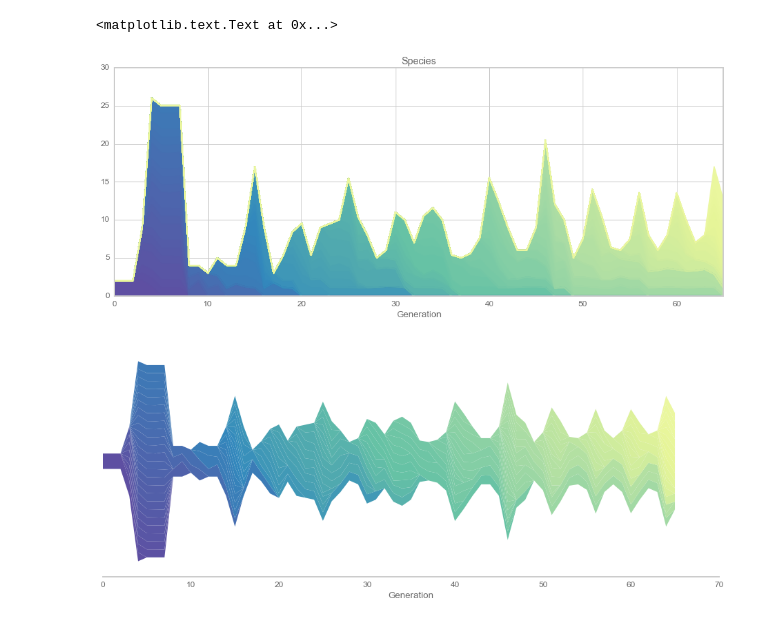
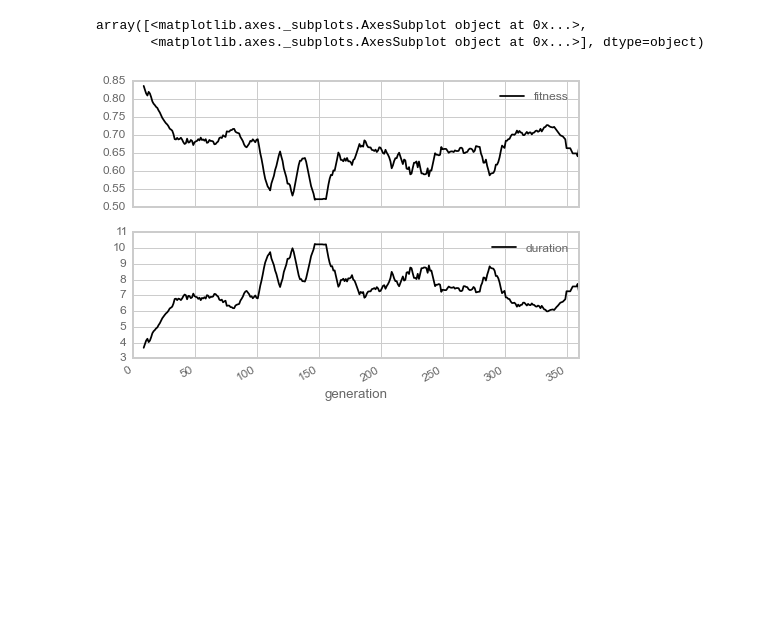
Before and after one commit to BarkingMouseStudio/unity-experiments, a Jupyter notebook: Fitness.ipynb, the cells around one changed output. Drawn from its saved outputs; the diff is of its cells as text; code cells hidden in the pictures; blank space fills up the shorter version.

```diff
--- a/Fitness.ipynb
+++ b/Fitness.ipynb
@@ -39,2 +22,2 @@ sns.palplot(palette)
 # %%
-data = pd.read_csv("Assets/.logs/elite_fitness 58.csv", header=None, names=["generation", "species", "fitness", "adjusted", "duration"])
+data = pd.read_csv("Assets/.logs/elite_fitness.csv", header=None, names=["generation", "fitness", "duration"])
@@ -43,27 +24,8 @@ df = data.groupby(["generation", "species"])["adjusted"].mean().unstack("species
-# %%
-ax = df.plot(kind="area", stacked=True, legend=False, title="Species", figsize=(16, 6), color=palette)
-ax.set_xlabel("Generation")
-# %% [output]
-<matplotlib.text.Text at 0x...>
-[figure, removed]
-# %%
-from matplotlib import transforms
-
-X = df.index.values
-Y = [df[c] for c in df.columns.values]
-
-fig = plt.figure(figsize=(16, 6))
-ax = fig.add_subplot(111)
-
-plt.stackplot(X, *Y, colors=palette, baseline="sym", linewidths=0)
-# plt.stackplot(X, *Y, colors=palette, baseline="wiggle", linewidths=0)
-# plt.stackplot(X, *Y, colors=palette, baseline="wiggle", linewidths=0)
-
-ax.set_xlabel("Generation")
-ax.set_ylabel("Species Size")
-ax.get_yaxis().set_visible(False)
-
-sns.despine(left=True, trim=True)
-# %% [output]
-[figure, removed]
+# %%
+df = pd.DataFrame(data[["fitness", "duration"]], index=data["generation"])
+pd.rolling_mean(df, 10).plot(subplots=True)
+# %% [output]
+array([<matplotlib.axes._subplots.AxesSubplot object at 0x...>,
+       <matplotlib.axes._subplots.AxesSubplot object at 0x...>], dtype=object)
+[figure, added]
 # %%
```
Also changed, not shown: parts of 7 cells of this notebook.
